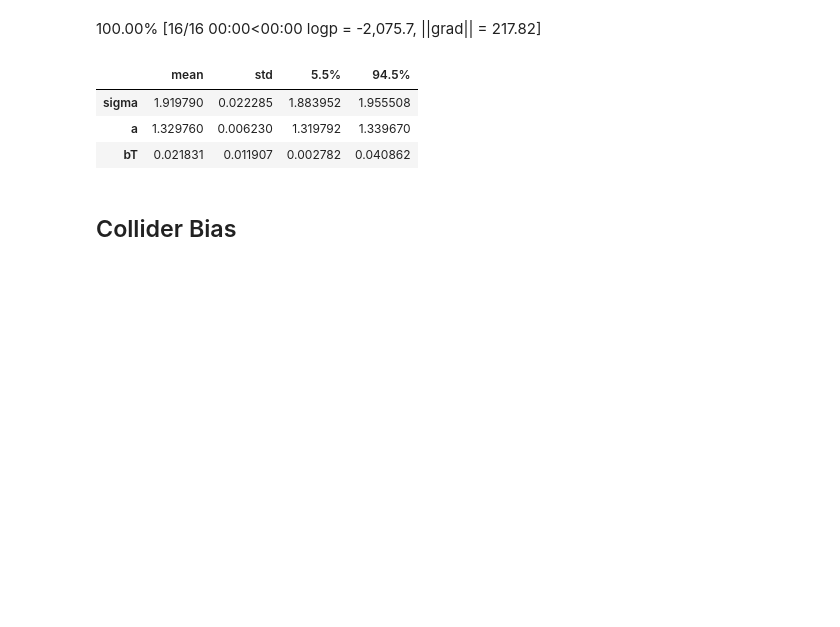
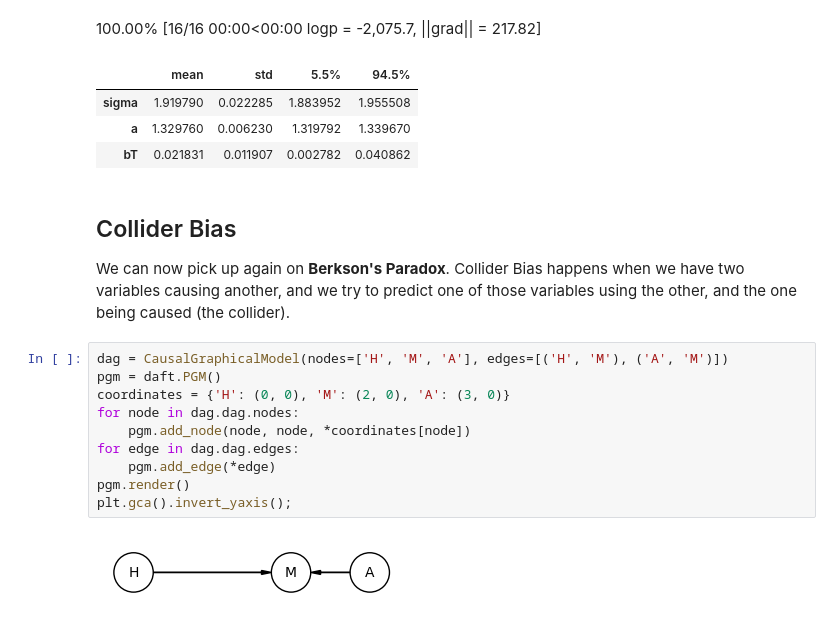
Before and after one commit to Gustavo-SF/Statistical-Rethinking-2Ed, a Jupyter notebook: chapters/6/samples.ipynb, the cells around one changed output. Cells and saved outputs as stored; diff of their text form; blank space fills up the shorter version.

```diff
--- a/chapters/6/samples.ipynb
+++ b/chapters/6/samples.ipynb
@@ -622,3 +622,17 @@ precis(post, var_names)
 | bT | 0.021831 | 0.011907 | 0.002782 | 0.040862 |
 # %% [markdown]
 ## Collider Bias
+
+We can now pick up again on **Berkson's Paradox**. Collider Bias happens when we have two variables causing another, and we try to predict one of those variables using the other, and the one being caused (the collider).
+# %%
+dag = CausalGraphicalModel(nodes=['H', 'M', 'A'], edges=[('H', 'M'), ('A', 'M')])
+pgm = daft.PGM()
+coordinates = {'H': (0, 0), 'M': (2, 0), 'A': (3, 0)}
+for node in dag.dag.nodes:
+    pgm.add_node(node, node, *coordinates[node])
+for edge in dag.dag.edges:
+    pgm.add_edge(*edge)
+pgm.render()
+plt.gca().invert_yaxis();
+# %% [output]
+[figure, added]
```
Also changed, not shown: parts of 33 cells of this notebook.
